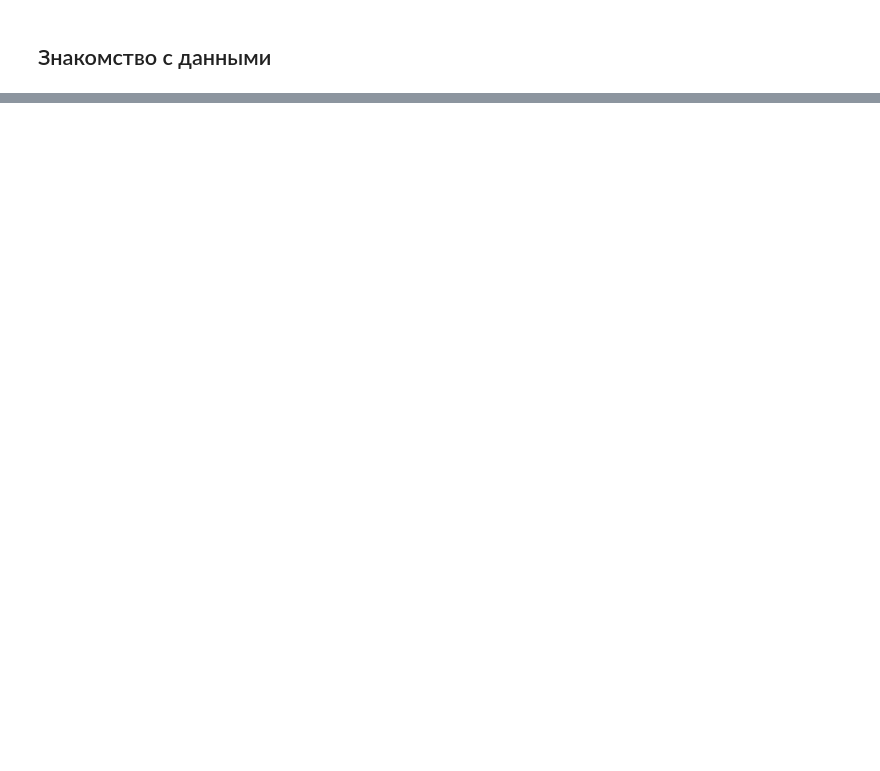
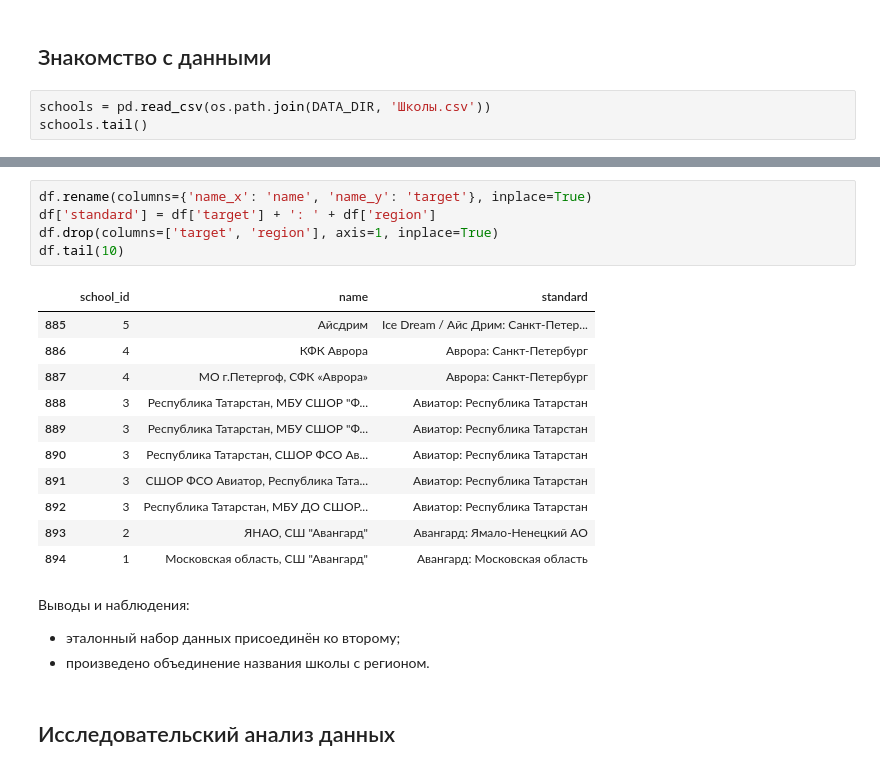
Before and after one commit to denis-42ds/schools_names_comparison, a Jupyter notebook: school_names.ipynb, the cells around one changed output, grey strips where cells are left out. Cells and saved outputs as stored; diff of their text form; blank space fills up the shorter version.

```diff
--- a/school_names.ipynb
+++ b/school_names.ipynb
@@ -96,2 +65,5 @@ RANDOM_STATE = 42
 # %% [markdown]
 ## Знакомство с данными
+# %%
+schools = pd.read_csv(os.path.join(DATA_DIR, 'Школы.csv'))
+schools.tail()
@@ -97,0 +109,23 @@ RANDOM_STATE = 42
+# %%
+df.rename(columns={'name_x': 'name', 'name_y': 'target'}, inplace=True)
+df['standard'] = df['target'] + ': ' + df['region']
+df.drop(columns=['target', 'region'], axis=1, inplace=True)
+df.tail(10)
+# %% [output]
+|  | school_id | name | standard |
+| 885 | 5 | Айсдрим | Ice Dream / Айс Дрим: Санкт-Петер... |
+| 886 | 4 | КФК Аврора | Аврора: Санкт-Петербург |
+| 887 | 4 | МО г.Петергоф, СФК «Аврора» | Аврора: Санкт-Петербург |
+| 888 | 3 | Республика Татарстан, МБУ СШОР "Ф... | Авиатор: Республика Татарстан |
+| 889 | 3 | Республика Татарстан, МБУ СШОР "Ф... | Авиатор: Республика Татарстан |
+| 890 | 3 | Республика Татарстан, СШОР ФСО Ав... | Авиатор: Республика Татарстан |
+| 891 | 3 | СШОР ФСО Авиатор, Республика Тата... | Авиатор: Республика Татарстан |
+| 892 | 3 | Республика Татарстан, МБУ ДО СШОР... | Авиатор: Республика Татарстан |
+| 893 | 2 | ЯНАО, СШ "Авангард" | Авангард: Ямало-Ненецкий АО |
+| 894 | 1 | Московская область, СШ "Авангард" | Авангард: Московская область |
+# %% [markdown]
+Выводы и наблюдения:
+- эталонный набор данных присоединён ко второму;
+- произведено объединение названия школы с регионом.
+# %% [markdown]
+## Исследовательский анализ данных
```
Also changed, not shown: parts of 22 cells of this notebook, 4 other files.
